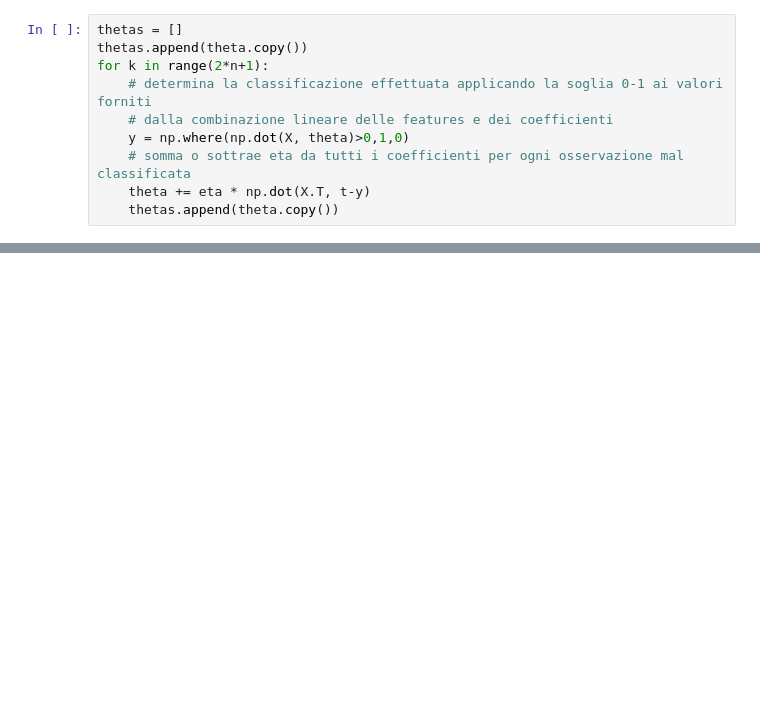
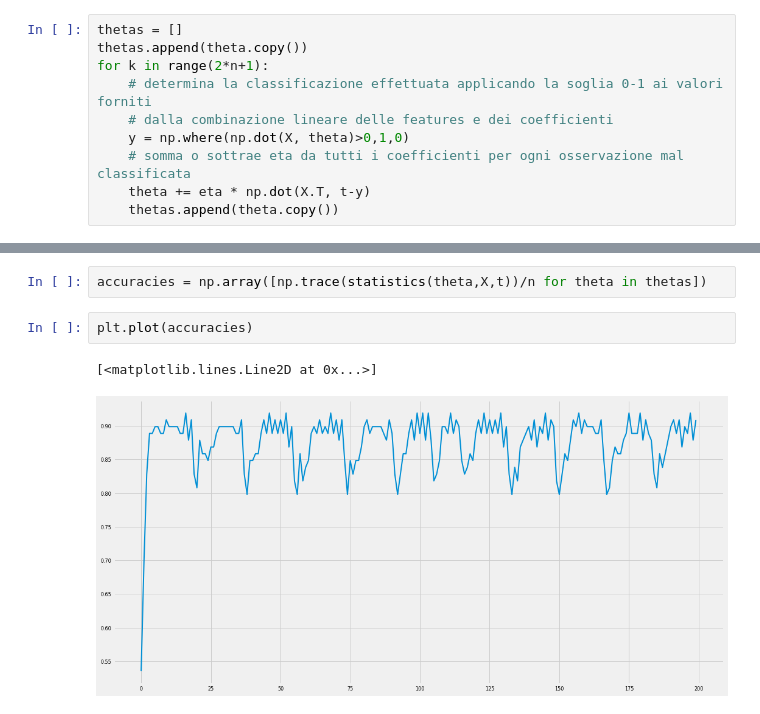
Before and after one commit to tvml/ml2324, a Jupyter notebook: codici/perceptron.ipynb, the cells around one changed output, grey strips where cells are left out. Cells and saved outputs as stored; diff of their text form; blank space fills up the shorter version.

```diff
--- a/codici/perceptron.ipynb
+++ b/codici/perceptron.ipynb
@@ -146,0 +153,7 @@ array([[35.,  7.],
+# %%
+accuracies = np.array([np.trace(statistics(theta,X,t))/n for theta in thetas])
+# %%
+plt.plot(accuracies)
+# %% [output]
+[<matplotlib.lines.Line2D at 0x...>]
+[figure, added]
```
Also changed, not shown: parts of 5 cells of this notebook, 14 other files.
